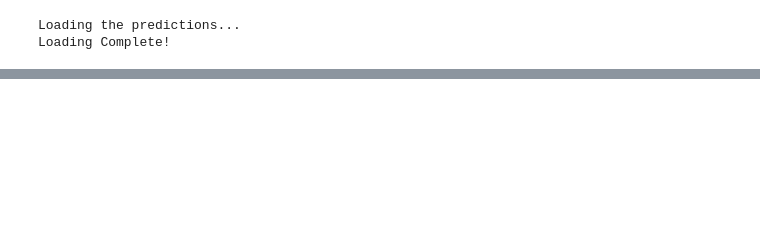
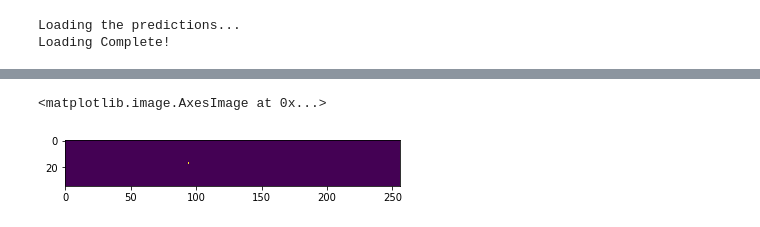
Before and after one commit to BobZhangHT/maskrcnn-benchmark, a Jupyter notebook: datasets/rectal/debug_test.ipynb, the cells around one changed output, grey strips where cells are left out. Drawn from its saved outputs; the diff is of its cells as text; code cells hidden in the pictures; blank space fills up the shorter version.

```diff
--- a/datasets/rectal/debug_test.ipynb
+++ b/datasets/rectal/debug_test.ipynb
@@ -217,17 +237,28 @@ annFile=data_dir+'/'+ann_file
 coco=COCO(annFile)
 imgIds=coco.getImgIds()
 imgsInfo=coco.loadImgs(imgIds)
+
 whs=[(img['width'],img['height']) for img in imgsInfo]
+patients_dict=Counter([info['file_name'].split('/')[3][:6] for info in imgsInfo])
+inds=np.cumsum(list(patients_dict.values()))-1
 
+masksgt=[]
+maskgtstk=[]
 print('Loading the masks...')
-masksgt=[]
 for i,imgId in enumerate(imgIds):
     annIds=coco.getAnnIds(imgIds=imgId)
     anns=coco.loadAnns(annIds)
     maskgt=[]
     for ann in anns:
-        maskgt.append(coco.annToMask(ann))
-    masksgt.append((np.sum(maskgt,0)>0).astype(np.uint8))
+        if ann['segmentation']:
+            maskgt.append(coco.annToMask(ann))
+        else:
+            maskgt.append(np.zeros(tuple(whs[i][::-1]),dtype=np.uint8))
+    maskgtstk.append((np.sum(maskgt,0)>0).astype(np.uint8))
+    if i in inds:
+        maskgtstk=np.stack(maskgtstk,axis=0)
+        masksgt.append(maskgtstk)
+        maskgtstk=[]
 print('Loading Complete!')
 # %% [output]
 loading annotations into memory...
@@ -265,0 +324,7 @@ mean_dice
+# %%
+dttube=masksgt[0]
+# %%
+plt.imshow(dttube[:,:,135])
+# %% [output]
+<matplotlib.image.AxesImage at 0x...>
+[figure, added]
```
Also changed, not shown: parts of 14 cells of this notebook, 15 other files.
